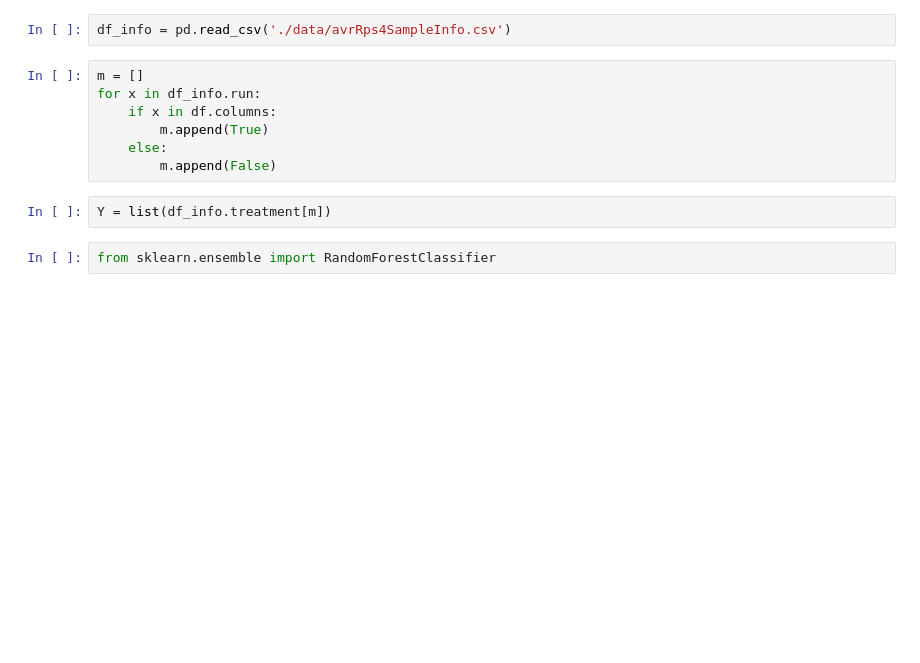
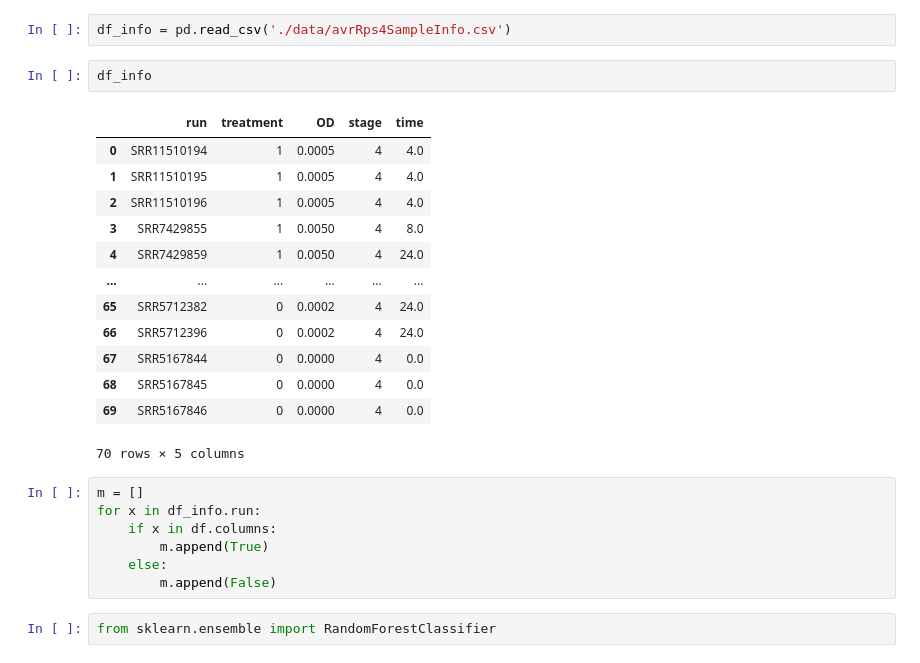
Before and after one commit to 2bogo/avrRps4_wgcna, a Jupyter notebook: rf_avrRps4.ipynb, the cells around one changed output. Cells and saved outputs as stored; diff of their text form; blank space fills up the shorter version.

```diff
--- a/rf_avrRps4.ipynb
+++ b/rf_avrRps4.ipynb
@@ -22,6 +22,22 @@ df.head()
 5 rows × 56 columns
 # %%
 df_info = pd.read_csv('./data/avrRps4SampleInfo.csv')
+# %%
+df_info
+# %% [output]
+|  | run | treatment | OD | stage | time |
+| 0 | SRR11510194 | 1 | 0.0005 | 4 | 4.0 |
+| 1 | SRR11510195 | 1 | 0.0005 | 4 | 4.0 |
+| 2 | SRR11510196 | 1 | 0.0005 | 4 | 4.0 |
+| 3 | SRR7429855 | 1 | 0.0050 | 4 | 8.0 |
+| 4 | SRR7429859 | 1 | 0.0050 | 4 | 24.0 |
+| ... | ... | ... | ... | ... | ... |
+| 65 | SRR5712382 | 0 | 0.0002 | 4 | 24.0 |
+| 66 | SRR5712396 | 0 | 0.0002 | 4 | 24.0 |
+| 67 | SRR5167844 | 0 | 0.0000 | 4 | 0.0 |
+| 68 | SRR5167845 | 0 | 0.0000 | 4 | 0.0 |
+| 69 | SRR5167846 | 0 | 0.0000 | 4 | 0.0 |
+70 rows × 5 columns
 # %%
 m = []
 for x in df_info.run:
@@ -29,8 +45,6 @@ for x in df_info.run:
         m.append(True)
     else:
         m.append(False)
-# %%
-Y = list(df_info.treatment[m])
 # %%
 from sklearn.ensemble import RandomForestClassifier
 # %%
```
Also changed, not shown: parts of 6 cells of this notebook, 14 other files.
